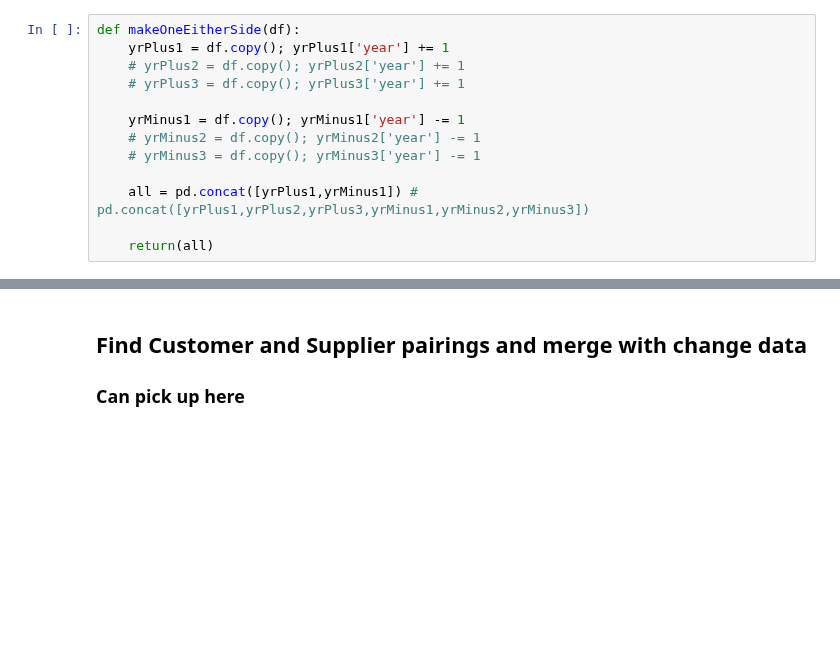
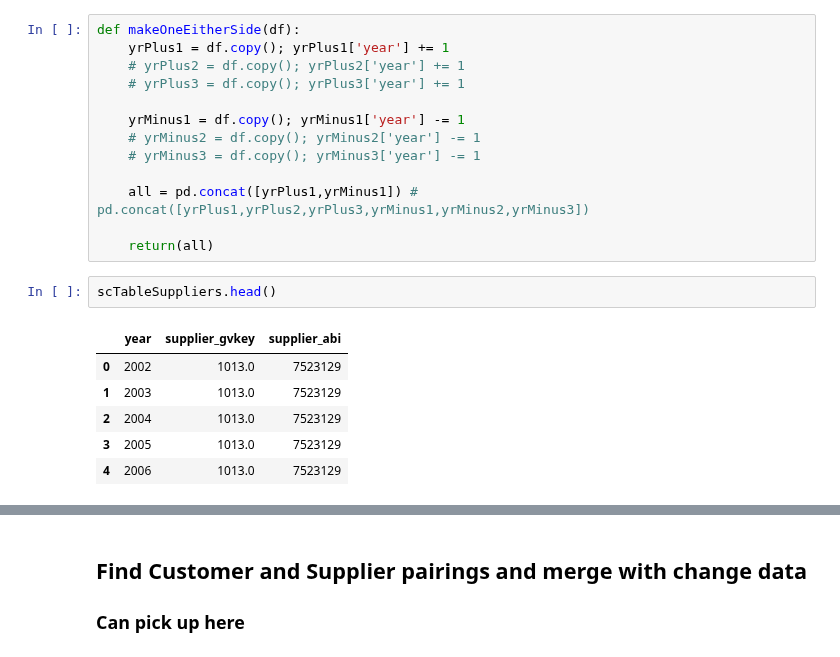
Before and after one commit to brianreed21/extremes, a Jupyter notebook: extremesCleaningCode/linkingExecute.ipynb, the cells around one changed output, grey strips where cells are left out. Saved outputs shown, nothing was run; the diff lists cells and outputs as text; blank space fills up the shorter version.

```diff
--- a/extremesCleaningCode/linkingExecute.ipynb
+++ b/extremesCleaningCode/linkingExecute.ipynb
@@ -833,3 +822,12 @@ def makeOneEitherSide(df):
     all = pd.concat([yrPlus1,yrMinus1]) # pd.concat([yrPlus1,yrPlus2,yrPlus3,yrMinus1,yrMinus2,yrMinus3])
 
     return(all)
+# %%
+scTableSuppliers.head()
+# %% [output]
+|  | year | supplier_gvkey | supplier_abi |
+| 0 | 2002 | 1013.0 | 7523129 |
+| 1 | 2003 | 1013.0 | 7523129 |
+| 2 | 2004 | 1013.0 | 7523129 |
+| 3 | 2005 | 1013.0 | 7523129 |
+| 4 | 2006 | 1013.0 | 7523129 |
```
Also changed, not shown: parts of 62 cells of this notebook, 2 other files.
